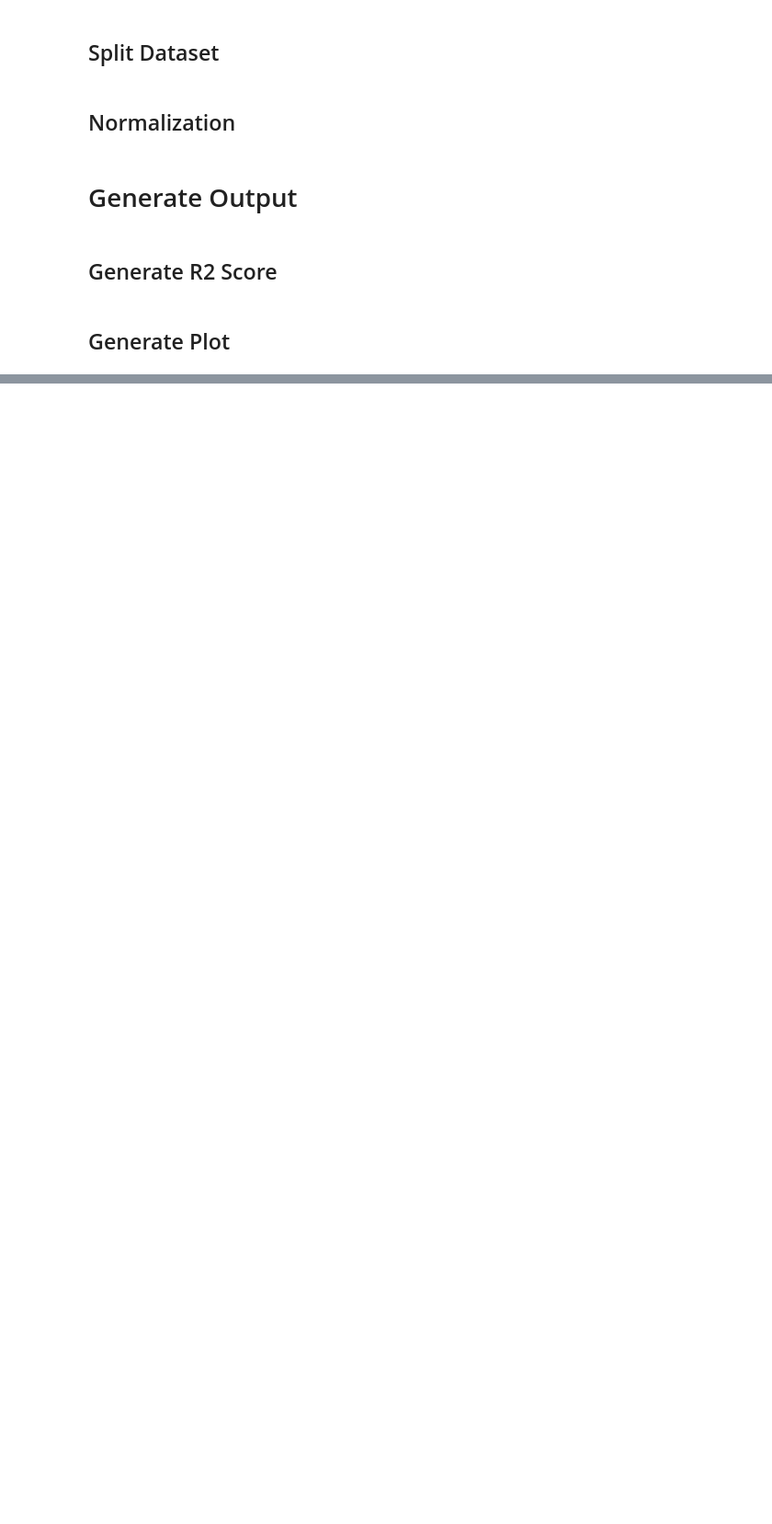
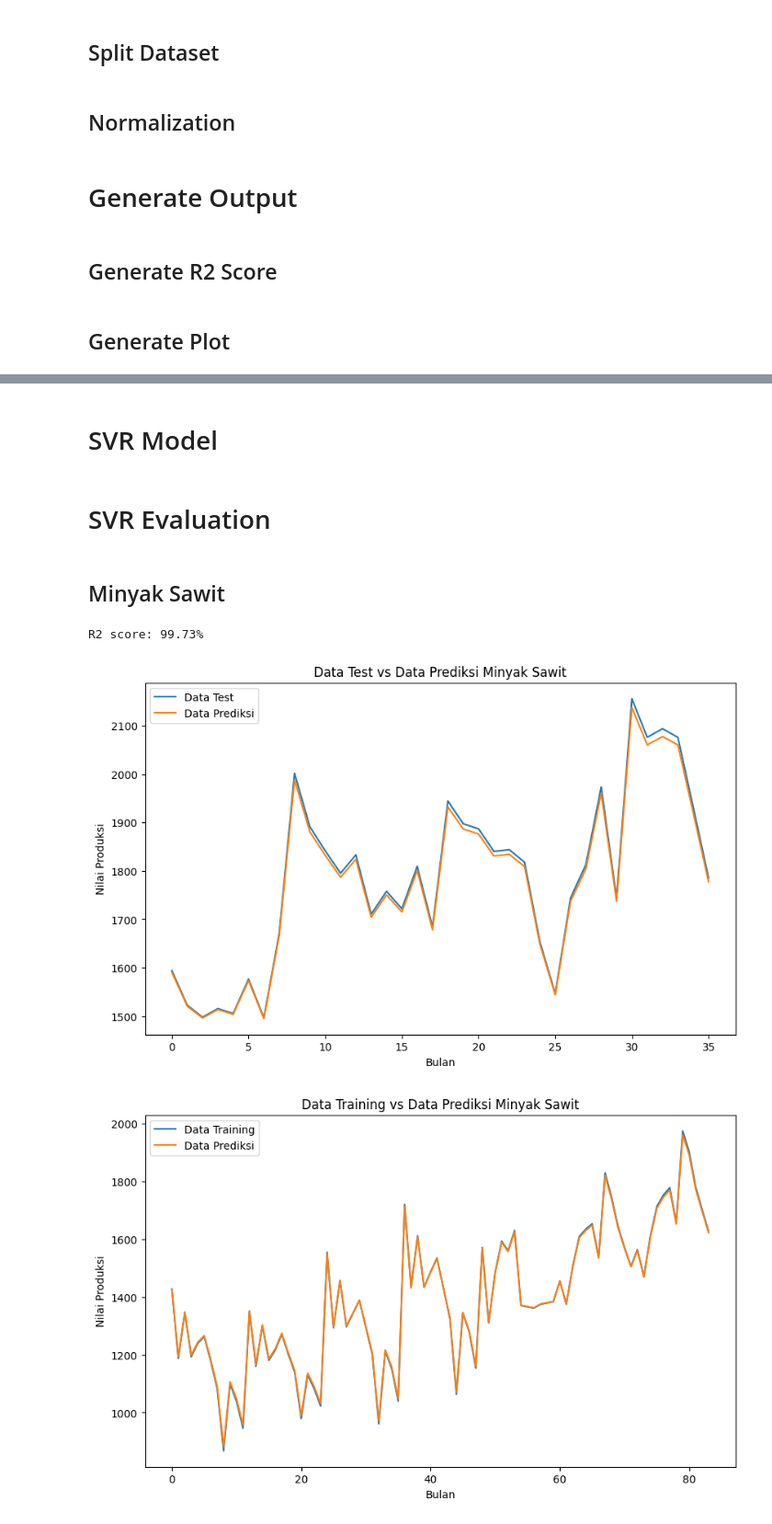
Before and after one commit to bayuik/cropForecastingProduction, a Jupyter notebook: TA_Testing_SVR_LSTM.ipynb, the cells around one changed output, grey strips where cells are left out. Shown at 92% size. Saved outputs shown, nothing was run; the diff lists cells and outputs as text; code cells hidden in the pictures; blank space fills up the shorter version.

```diff
--- a/TA_Testing_SVR_LSTM.ipynb
+++ b/TA_Testing_SVR_LSTM.ipynb
@@ -286,21 +138,0 @@ Prediksi 8 bulan ke depan: [0.1008455  0.09895097 0.09894592 0.09894592 0.098945
-# %%
-def model_svr(data, attribute_name, split_percentage=0.8, c=1000, gamma='scale', epsilon=0.1):
-    X_train, X_test, y_train, y_test = split_data(normalization(data), normalization(data), split_percentage)
-
-
-    model = SVR(kernel='rbf', C=c, gamma=gamma, epsilon=epsilon)
-    model.fit(X_train.reshape(-1,1), y_train.ravel())
-
-
-    y_pred = model.predict(X_test)
-    train_pred = model.predict(X_train.reshape(-1,1))
-
-    generate_r2(y_test, y_pred)
-
-    generate_plot(to_original_value(y_test), to_original_value(y_pred), 'Data Test', 'Data Prediksi', attribute_name)
-    generate_plot(to_original_value(X_train), to_original_value(train_pred), 'Data Training','Data Prediksi', attribute_name)
-
-    num_months = [2, 5, 7, 8]
-    for n in num_months:
-        future_preds = predict_future_svr(model, minyak_sawit, 1, n)
-        print(f"Prediksi {n} bulan ke depan: {future_preds}")
@@ -383,0 +461,28 @@ Prediksi 7 bulan ke depan: [[1784.56406286]
+# %% [markdown]
+# SVR Model
+# %%
+def model_svr(data, attribute_name, split_percentage=0.2, c=1000, gamma='scale', epsilon=0.1):
+    X_train, X_test, y_train, y_test = split_data(normalization(data), normalization(data), split_percentage)
+
+
+    model = SVR(kernel='rbf', C=c, gamma=gamma, epsilon=epsilon)
+    model.fit(X_train.reshape(-1,1), y_train.ravel())
+
+
+    y_pred = model.predict(X_test)
+    train_pred = model.predict(X_train.reshape(-1,1))
+
+    generate_r2(y_test, y_pred)
+
+    generate_plot(to_original_value(y_test), to_original_value(y_pred), 'Data Test', 'Data Prediksi', attribute_name)
+    generate_plot(to_original_value(X_train), to_original_value(train_pred), 'Data Training','Data Prediksi', attribute_name)
+# %% [markdown]
+# SVR Evaluation
+# %% [markdown]
+## Minyak Sawit
+# %%
+model_svr(minyak_sawit, 'Minyak Sawit', 0.3, 100, .01, .01)
+# %% [output]
+R2 score: 99.73%
+[figure, added]
+[figure, added]
```
Also changed, not shown: parts of 40 cells of this notebook.
